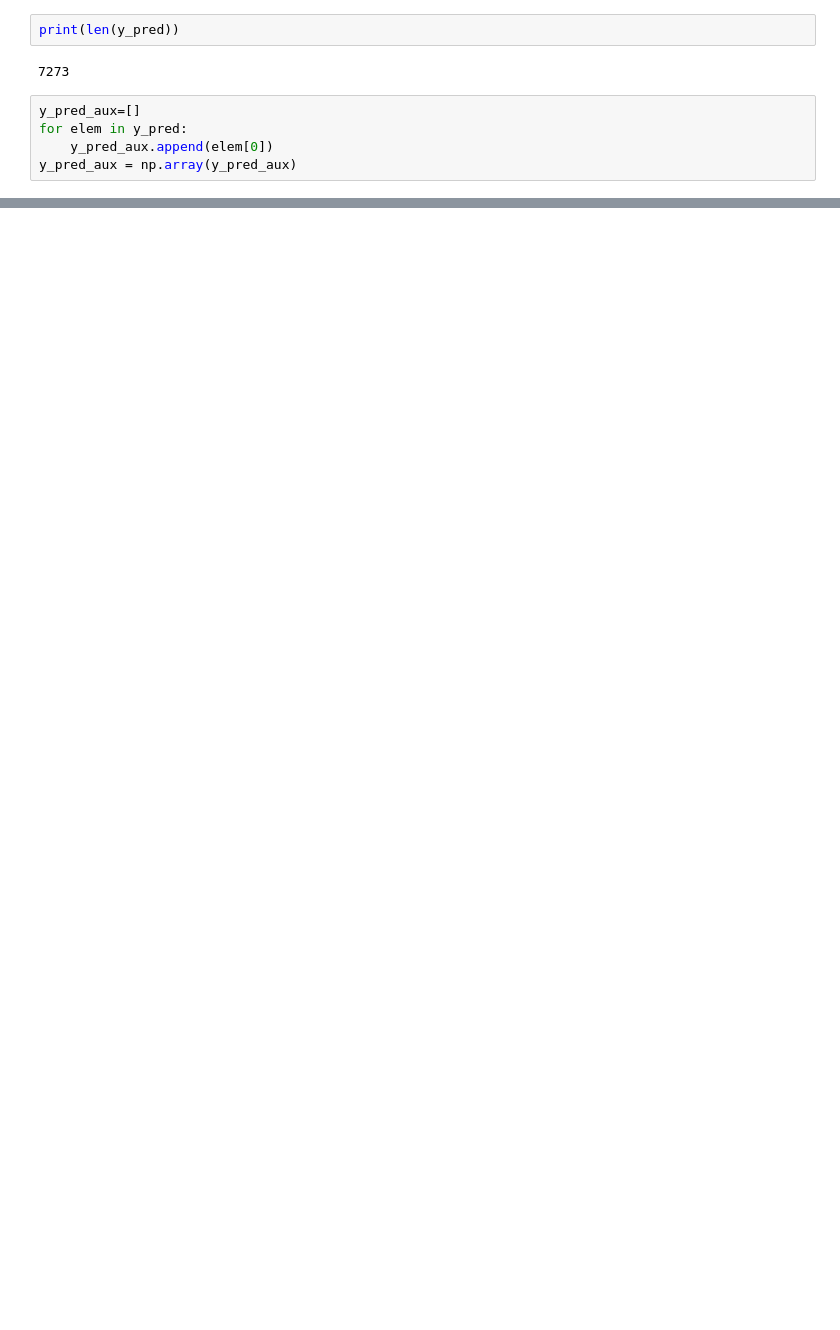
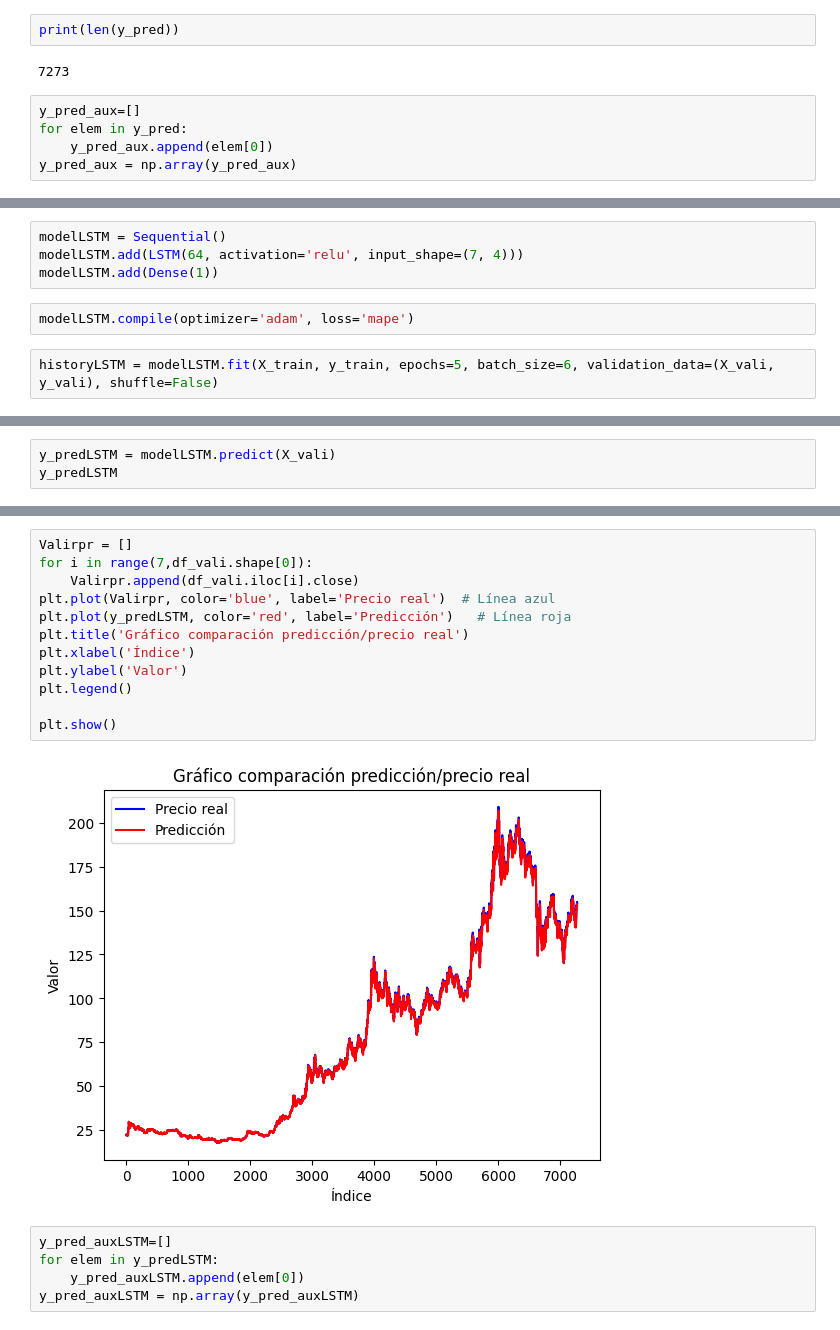
Before and after one commit to Raul-Gonzalez-M/TFG, a Jupyter notebook: codigo/RandomForestSolanaH.ipynb, the cells around one changed output, grey strips where cells are left out. Drawn from its saved outputs; the diff is of its cells as text; blank space fills up the shorter version.

Commit message:
Implementación de red LSTM siendo el modelo de 5 epoch y 6 batch_size el de mejor rendimiento

```diff
--- a/codigo/RandomForestSolanaH.ipynb
+++ b/codigo/RandomForestSolanaH.ipynb
@@ -504,0 +509,8 @@ El error medio porcentualemente es: 1.2719698970410613
+# %%
+modelLSTM = Sequential()
+modelLSTM.add(LSTM(64, activation='relu', input_shape=(7, 4)))
+modelLSTM.add(Dense(1))
+# %%
+modelLSTM.compile(optimizer='adam', loss='mape')
+# %%
+historyLSTM = modelLSTM.fit(X_train, y_train, epochs=5, batch_size=6, validation_data=(X_vali, y_vali), shuffle=False)
@@ -504,0 +528,3 @@ El error medio porcentualemente es: 1.2719698970410613
+# %%
+y_predLSTM = modelLSTM.predict(X_vali)
+y_predLSTM
@@ -504,0 +540,19 @@ El error medio porcentualemente es: 1.2719698970410613
+# %%
+Valirpr = []
+for i in range(7,df_vali.shape[0]):
+    Valirpr.append(df_vali.iloc[i].close)
+plt.plot(Valirpr, color='blue', label='Precio real')  # Línea azul
+plt.plot(y_predLSTM, color='red', label='Predicción')   # Línea roja
+plt.title('Gráfico comparación predicción/precio real')
+plt.xlabel('Índice')
+plt.ylabel('Valor')
+plt.legend()
+
+plt.show()
+# %% [output]
+[figure, added]
+# %%
+y_pred_auxLSTM=[]
+for elem in y_predLSTM:
+    y_pred_auxLSTM.append(elem[0])
+y_pred_auxLSTM = np.array(y_pred_auxLSTM)
```
Also changed, not shown: parts of 16 cells of this notebook, 3 other files.
